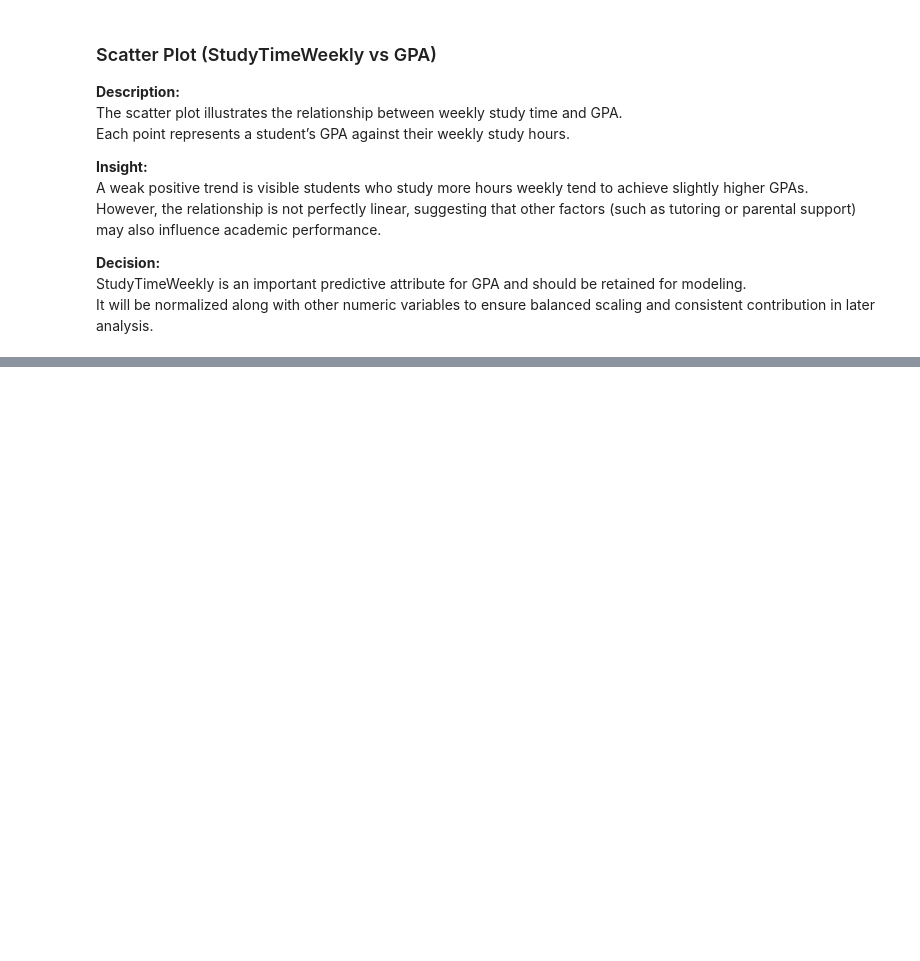
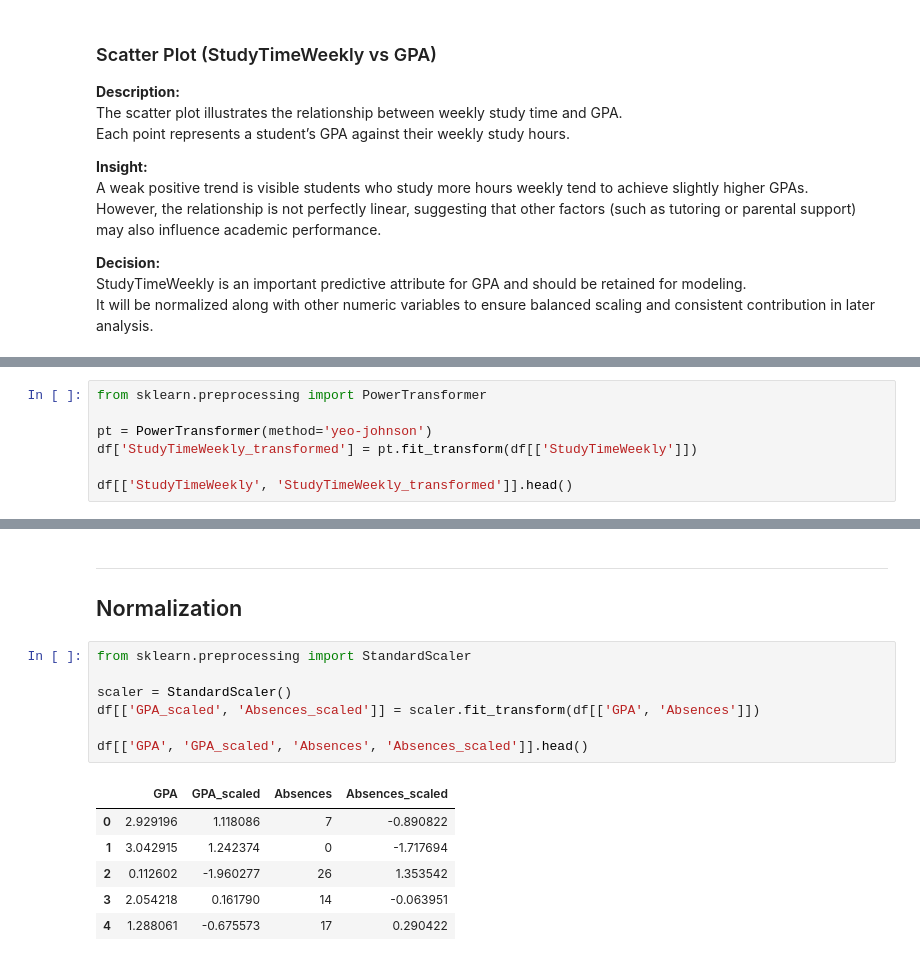
Before and after one commit to lujainAziz/LujainAlmajyul-it326, a Jupyter notebook: phase2.ipynb, the cells around one changed output, grey strips where cells are left out. Saved outputs shown, nothing was run; the diff lists cells and outputs as text; blank space fills up the shorter version.

```diff
--- a/phase2.ipynb
+++ b/phase2.ipynb
@@ -231,0 +235,7 @@ It will be normalized along with other numeric variables to ensure balanced scal
+# %%
+from sklearn.preprocessing import PowerTransformer
+
+pt = PowerTransformer(method='yeo-johnson')
+df['StudyTimeWeekly_transformed'] = pt.fit_transform(df[['StudyTimeWeekly']])
+
+df[['StudyTimeWeekly', 'StudyTimeWeekly_transformed']].head()
@@ -231,0 +262,17 @@ It will be normalized along with other numeric variables to ensure balanced scal
+# %% [markdown]
+---
+## Normalization
+# %%
+from sklearn.preprocessing import StandardScaler
+
+scaler = StandardScaler()
+df[['GPA_scaled', 'Absences_scaled']] = scaler.fit_transform(df[['GPA', 'Absences']])
+
+df[['GPA', 'GPA_scaled', 'Absences', 'Absences_scaled']].head()
+# %% [output]
+|  | GPA | GPA_scaled | Absences | Absences_scaled |
+| 0 | 2.929196 | 1.118086 | 7 | -0.890822 |
+| 1 | 3.042915 | 1.242374 | 0 | -1.717694 |
+| 2 | 0.112602 | -1.960277 | 26 | 1.353542 |
+| 3 | 2.054218 | 0.161790 | 14 | -0.063951 |
+| 4 | 1.288061 | -0.675573 | 17 | 0.290422 |
```
Also changed, not shown: parts of 9 cells of this notebook.
